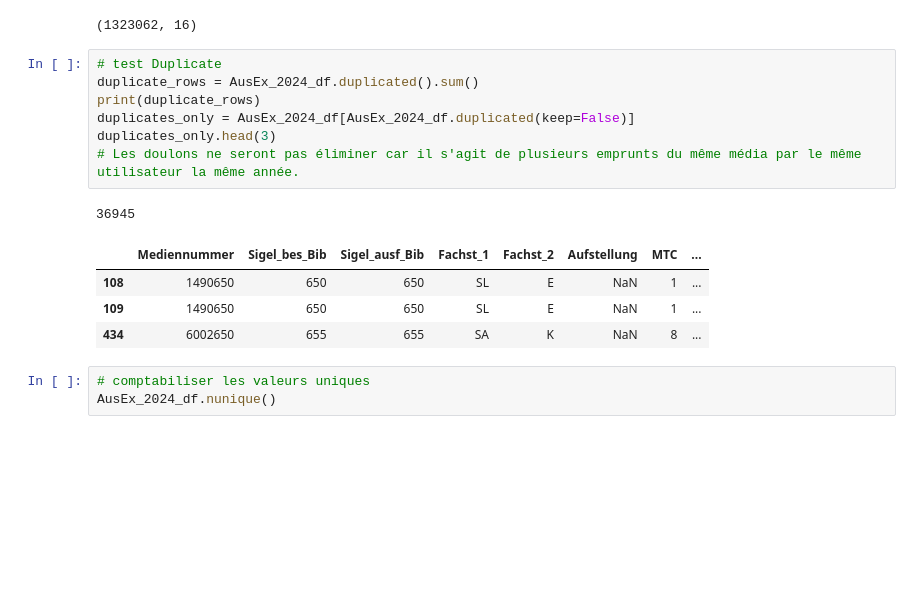
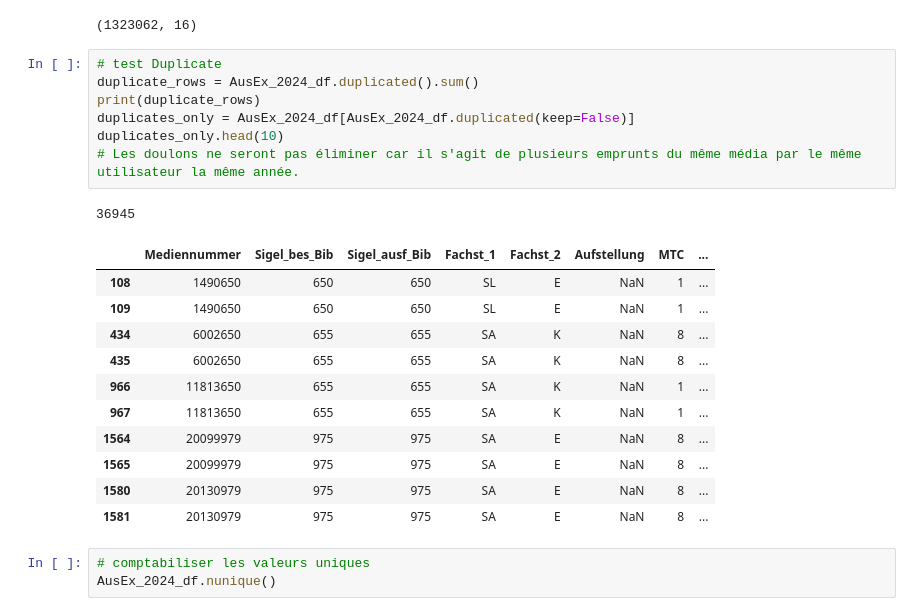
Before and after one commit to BeatriceM476/Final-project, a Jupyter notebook: AusEx_2024.ipynb, the cells around one changed output. Drawn from its saved outputs; the diff is of its cells as text; blank space fills up the shorter version.

```diff
--- a/AusEx_2024.ipynb
+++ b/AusEx_2024.ipynb
@@ -319,16 +255,23 @@ AusEx_2024_df.shape
 # %%
 # test Duplicate
 duplicate_rows = AusEx_2024_df.duplicated().sum()
 print(duplicate_rows)
 duplicates_only = AusEx_2024_df[AusEx_2024_df.duplicated(keep=False)]
-duplicates_only.head(3)
+duplicates_only.head(10)
 # Les doulons ne seront pas éliminer car il s'agit de plusieurs emprunts du même média par le même utilisateur la même année.
 # %% [output]
 36945
 |  | Mediennummer | Sigel_bes_Bib | Sigel_ausf_Bib | Fachst_1 | Fachst_2 | Aufstellung | MTC | ... |
 | 108 | 1490650 | 650 | 650 | SL | E | NaN | 1 | ... |
 | 109 | 1490650 | 650 | 650 | SL | E | NaN | 1 | ... |
 | 434 | 6002650 | 655 | 655 | SA | K | NaN | 8 | ... |
+| 435 | 6002650 | 655 | 655 | SA | K | NaN | 8 | ... |
+| 966 | 11813650 | 655 | 655 | SA | K | NaN | 1 | ... |
+| 967 | 11813650 | 655 | 655 | SA | K | NaN | 1 | ... |
+| 1564 | 20099979 | 975 | 975 | SA | E | NaN | 8 | ... |
+| 1565 | 20099979 | 975 | 975 | SA | E | NaN | 8 | ... |
+| 1580 | 20130979 | 975 | 975 | SA | E | NaN | 8 | ... |
+| 1581 | 20130979 | 975 | 975 | SA | E | NaN | 8 | ... |
 # %%
 # comptabiliser les valeurs uniques
 AusEx_2024_df.nunique()
```
Also changed, not shown: parts of 8 cells of this notebook.
